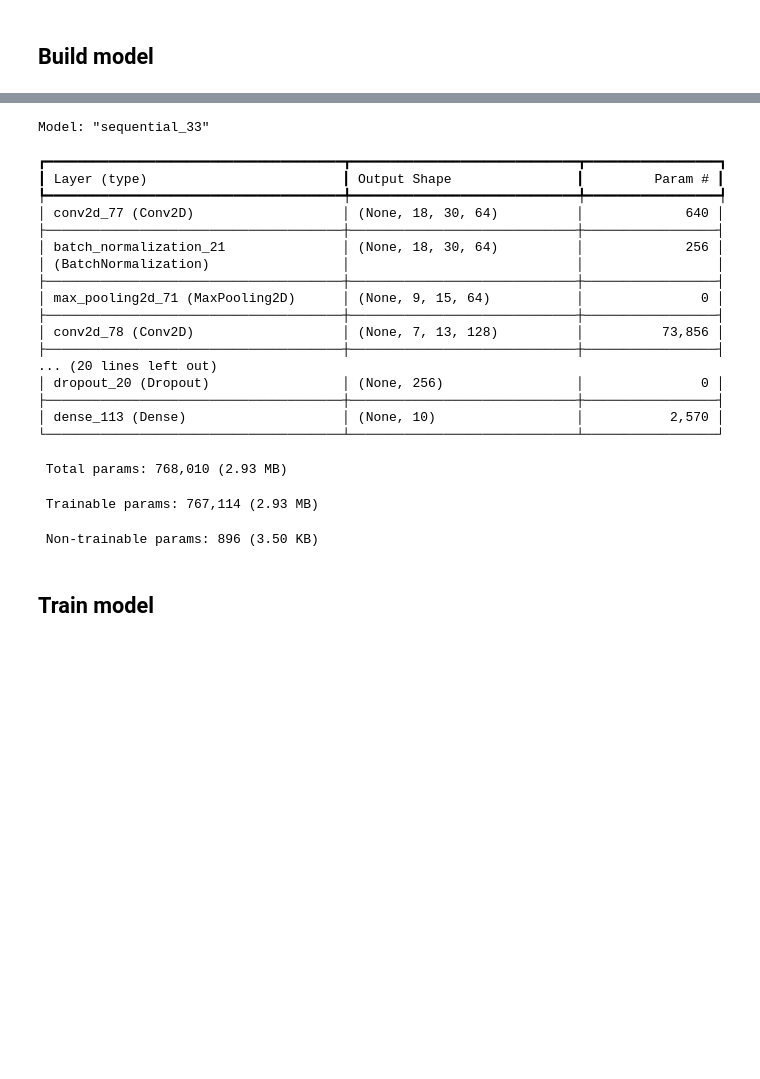
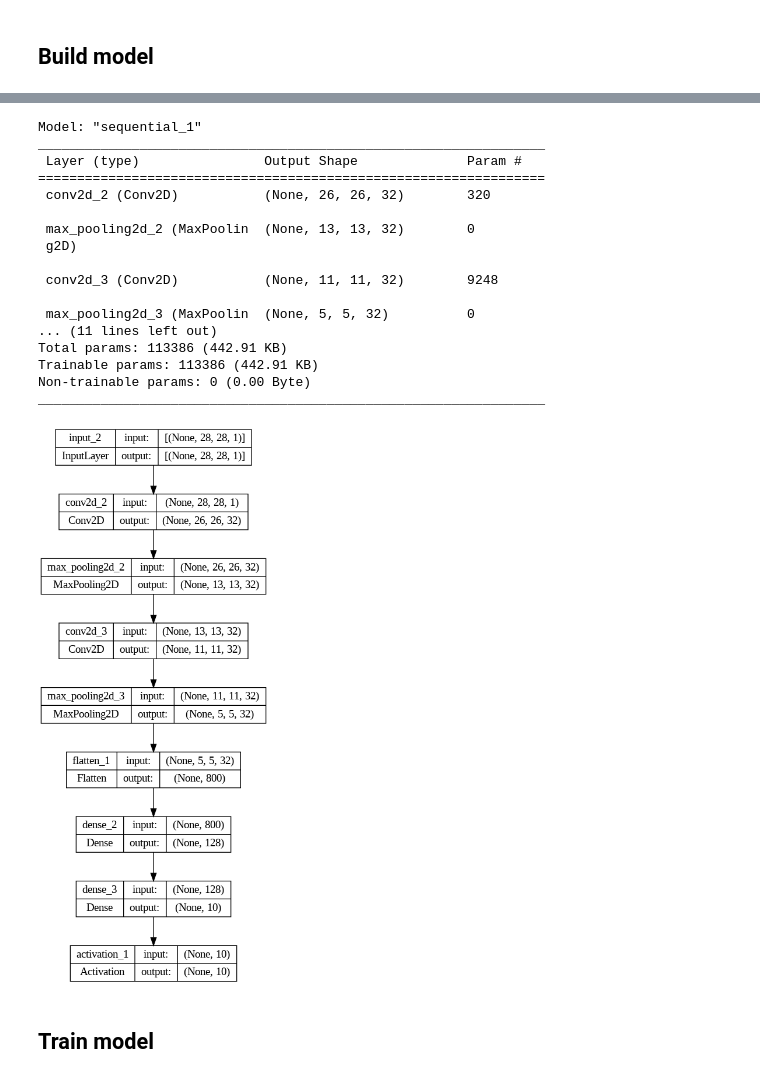
Before and after one commit to FromentLorenzo/WaterMeterEsp32_CAM, a Jupyter notebook: CNN_MODEL.ipynb, the cells around one changed output, grey strips where cells are left out. Cells and saved outputs as stored; diff of their text form; code cells hidden in the pictures; blank space fills up the shorter version.

```diff
--- a/CNN_MODEL.ipynb
+++ b/CNN_MODEL.ipynb
@@ -75,49 +115,46 @@ y_test shape: (3797, 10)
 # %%
+import tensorflow as tf
 from tensorflow.keras.models import Sequential
-from tensorflow.keras.layers import Conv2D, MaxPooling2D, Flatten, Dense, Dropout, BatchNormalization
+from tensorflow.keras.layers import Input, Conv2D, MaxPooling2D, Flatten, Dense
+from tensorflow.keras.utils import plot_model
 
+# Define the model
 model = Sequential()
-model.add(Conv2D(filters=64, kernel_size=(3, 3), activation='relu', input_shape=(20, 32, 1)))
-model.add(BatchNormalization())
-model.add(MaxPooling2D(pool_size=(2, 2)))
-model.add(Conv2D(filters=128, kernel_size=(3, 3), activation='relu'))
-model.add(BatchNormalization())
-model.add(MaxPooling2D(pool_size=(2, 2)))
-model.add(Conv2D(filters=256, kernel_size=(3, 3), activation='relu'))
-model.add(BatchNormalization())
-model.add(MaxPooling2D(pool_size=(1, 2)))  # Modification de la taille de la couche de pooling
-model.add(Flatten())
-model.add(Dense(units=512, activation='relu'))
-model.add(Dropout(0.5))
-model.add(Dense(units=256, activation='relu'))
-model.add(Dropout(0.5))
-model.add(Dense(units=10, activation='softmax'))
+model.add(Input(shape=(28, 28, 1)))  # Input layer with shape (28, 28, 1)
+model.add(Conv2D(filters=32, kernel_size=3, activation='relu'))  # Conv2D layer
+model.add(MaxPooling2D(pool_size=2))  # MaxPooling2D layer
+model.add(Conv2D(filters=32, kernel_size=3, activation='relu'))  # Another Conv2D layer
+model.add(MaxPooling2D(pool_size=2))  # Another MaxPooling2D layer
+model.add(Flatten())  # Flatten the output to feed into a Dense layer
+model.add(Dense(units=128, activation='relu'))  # Dense layer
+model.add(Dense(units=10, activation='relu'))  # Output layer for classification
+model.add(Activation('softmax'))
 
+
+# Print model summary
 model.summary()
 
-model.compile(optimizer='adam', loss='categorical_crossentropy', metrics=['accuracy'])
+# Plot model architecture
+plot_model(model, to_file='model.png', show_shapes=True, show_layer_names=True)
 # %% [output]
-Model: "sequential_33"
+Model: "sequential_1"
+_________________________________________________________________
+ Layer (type)                Output Shape              Param #
+=================================================================
+ conv2d_2 (Conv2D)           (None, 26, 26, 32)        320
+
+ max_pooling2d_2 (MaxPoolin  (None, 13, 13, 32)        0
+ g2D)
+
+ conv2d_3 (Conv2D)           (None, 11, 11, 32)        9248
+
+ max_pooling2d_3 (MaxPoolin  (None, 5, 5, 32)          0
+... (11 lines left out)
+Total params: 113386 (442.91 KB)
+Trainable params: 113386 (442.91 KB)
+Non-trainable params: 0 (0.00 Byte)
+_________________________________________________________________
-┏━━━━━━━━━━━━━━━━━━━━━━━━━━━━━━━━━━━━━━┳━━━━━━━━━━━━━━━━━━━━━━━━━━━━━┳━━━━━━━━━━━━━━━━━┓
-┃ Layer (type)                         ┃ Output Shape                ┃         Param # ┃
-┡━━━━━━━━━━━━━━━━━━━━━━━━━━━━━━━━━━━━━━╇━━━━━━━━━━━━━━━━━━━━━━━━━━━━━╇━━━━━━━━━━━━━━━━━┩
-│ conv2d_77 (Conv2D)                   │ (None, 18, 30, 64)          │             640 │
-├──────────────────────────────────────┼─────────────────────────────┼─────────────────┤
-│ batch_normalization_21               │ (None, 18, 30, 64)          │             256 │
-│ (BatchNormalization)                 │                             │                 │
-├──────────────────────────────────────┼─────────────────────────────┼─────────────────┤
-│ max_pooling2d_71 (MaxPooling2D)      │ (None, 9, 15, 64)           │               0 │
-├──────────────────────────────────────┼─────────────────────────────┼─────────────────┤
-│ conv2d_78 (Conv2D)                   │ (None, 7, 13, 128)          │          73,856 │
-├──────────────────────────────────────┼─────────────────────────────┼─────────────────┤
-... (20 lines left out)
-│ dropout_20 (Dropout)                 │ (None, 256)                 │               0 │
-├──────────────────────────────────────┼─────────────────────────────┼─────────────────┤
-│ dense_113 (Dense)                    │ (None, 10)                  │           2,570 │
-└──────────────────────────────────────┴─────────────────────────────┴─────────────────┘
- Total params: 768,010 (2.93 MB)
- Trainable params: 767,114 (2.93 MB)
- Non-trainable params: 896 (3.50 KB)
+[figure, added]
 # %% [markdown]
 ## Train model
 # %%
```
Also changed, not shown: parts of 16 cells of this notebook, 3 other files.
